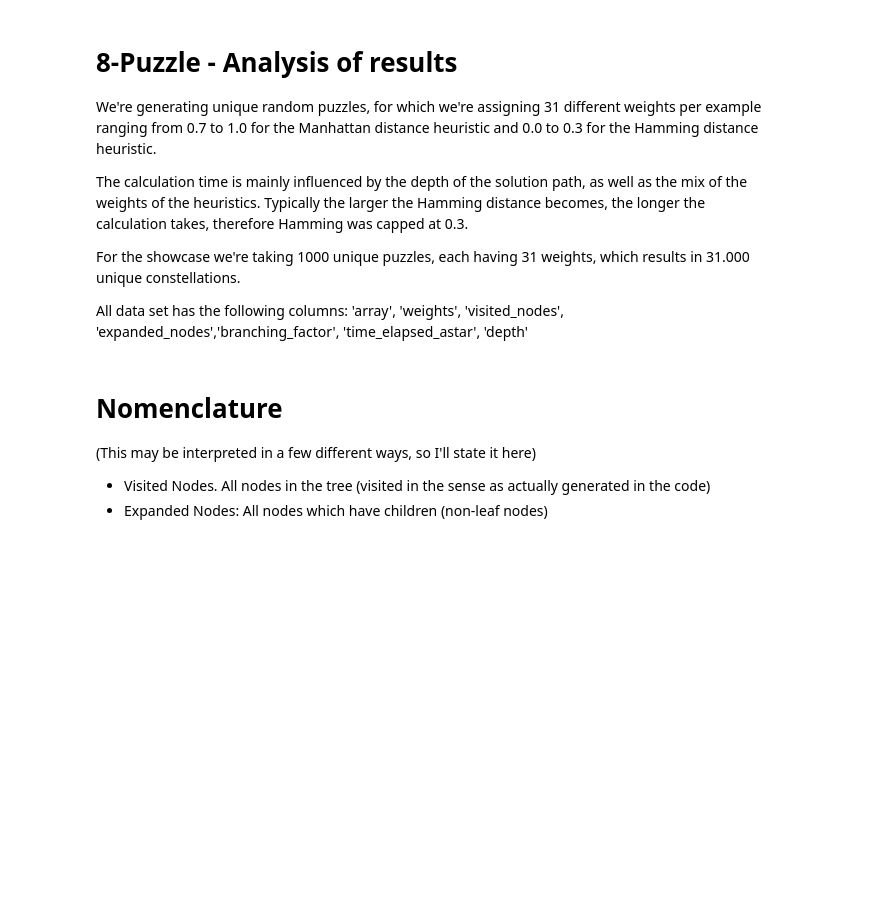
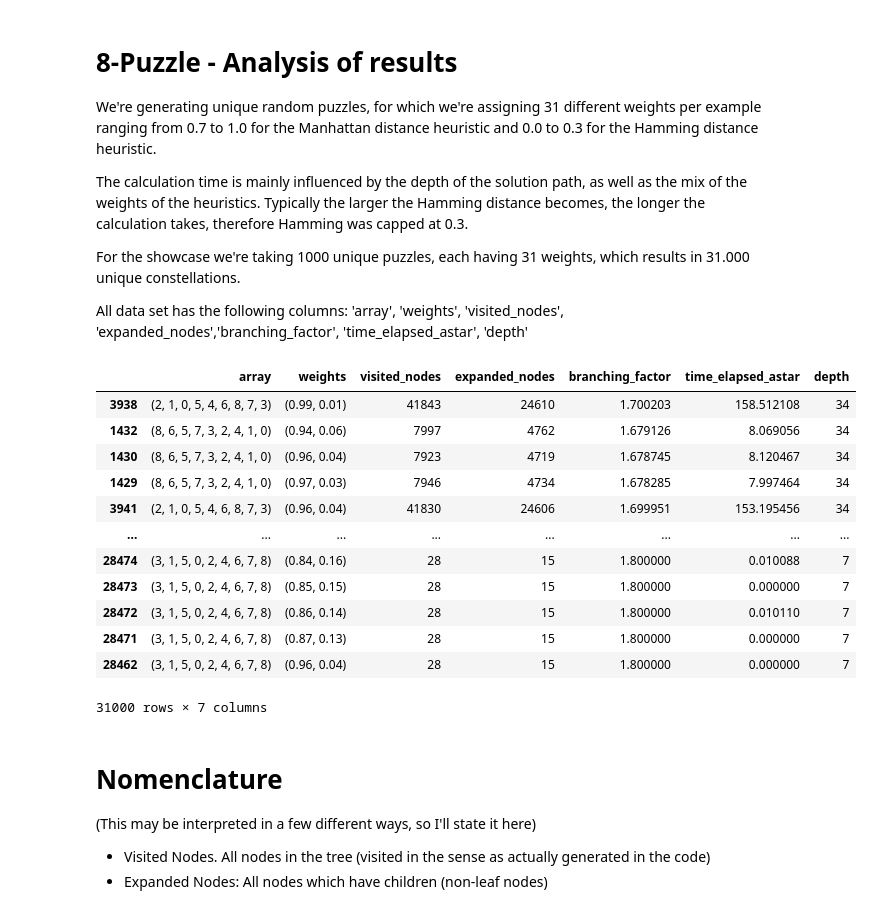
Before and after one commit to Henchway/AI-Data-Science-Exercises, a Jupyter notebook: Exercise1/analytics.ipynb, the cells around one changed output. Drawn from its saved outputs; the diff is of its cells as text; code cells hidden in the pictures; blank space fills up the shorter version.

```diff
--- a/Exercise1/analytics.ipynb
+++ b/Exercise1/analytics.ipynb
@@ -20,6 +20,22 @@ with open("results_1000_2021-05-05.json", "r") as file:
     unfrozen = jsonpickle.decode(contents)
 
 df = pd.DataFrame(unfrozen)
+# %%
+df.sort_values('depth', ascending=False)
+# %% [output]
+|  | array | weights | visited_nodes | expanded_nodes | branching_factor | time_elapsed_astar | depth |
+| 3938 | (2, 1, 0, 5, 4, 6, 8, 7, 3) | (0.99, 0.01) | 41843 | 24610 | 1.700203 | 158.512108 | 34 |
+| 1432 | (8, 6, 5, 7, 3, 2, 4, 1, 0) | (0.94, 0.06) | 7997 | 4762 | 1.679126 | 8.069056 | 34 |
+| 1430 | (8, 6, 5, 7, 3, 2, 4, 1, 0) | (0.96, 0.04) | 7923 | 4719 | 1.678745 | 8.120467 | 34 |
+| 1429 | (8, 6, 5, 7, 3, 2, 4, 1, 0) | (0.97, 0.03) | 7946 | 4734 | 1.678285 | 7.997464 | 34 |
+| 3941 | (2, 1, 0, 5, 4, 6, 8, 7, 3) | (0.96, 0.04) | 41830 | 24606 | 1.699951 | 153.195456 | 34 |
+| ... | ... | ... | ... | ... | ... | ... | ... |
+| 28474 | (3, 1, 5, 0, 2, 4, 6, 7, 8) | (0.84, 0.16) | 28 | 15 | 1.800000 | 0.010088 | 7 |
+| 28473 | (3, 1, 5, 0, 2, 4, 6, 7, 8) | (0.85, 0.15) | 28 | 15 | 1.800000 | 0.000000 | 7 |
+| 28472 | (3, 1, 5, 0, 2, 4, 6, 7, 8) | (0.86, 0.14) | 28 | 15 | 1.800000 | 0.010110 | 7 |
+| 28471 | (3, 1, 5, 0, 2, 4, 6, 7, 8) | (0.87, 0.13) | 28 | 15 | 1.800000 | 0.000000 | 7 |
+| 28462 | (3, 1, 5, 0, 2, 4, 6, 7, 8) | (0.96, 0.04) | 28 | 15 | 1.800000 | 0.000000 | 7 |
+31000 rows × 7 columns
 # %% [markdown]
 # Nomenclature
 
```
Also changed, not shown: 2 other files.
